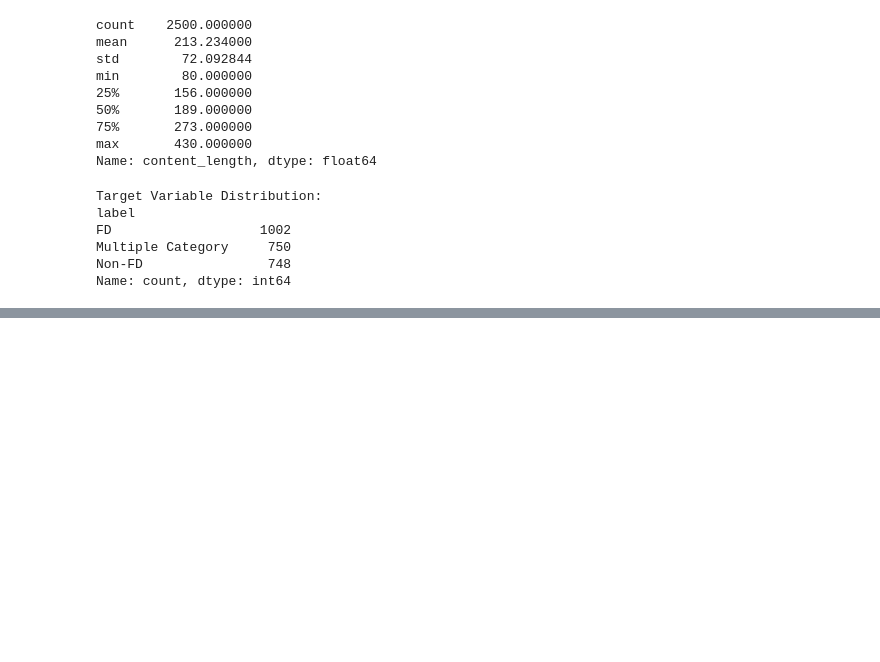
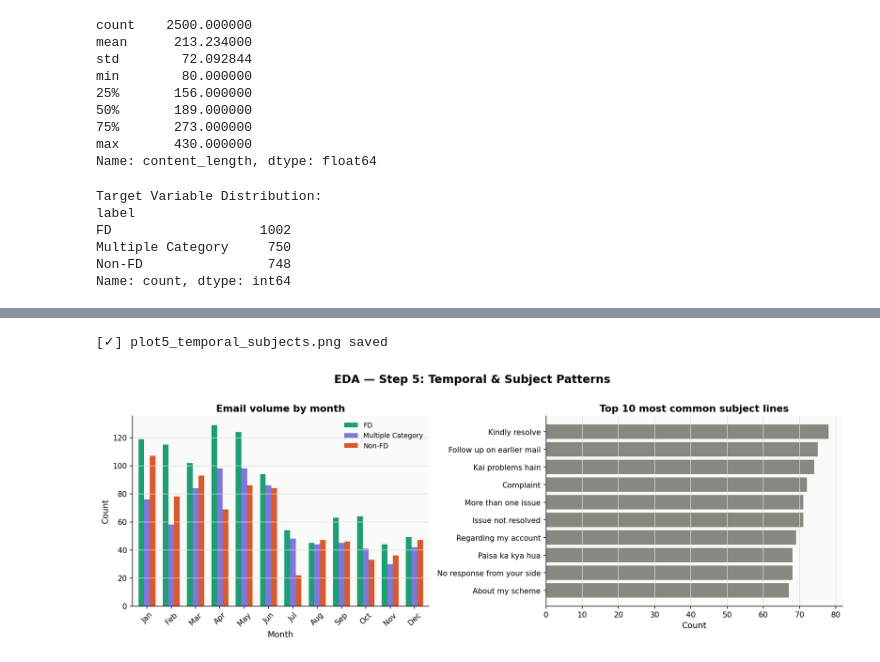
Before and after one commit to sandipanpaul21/email_intent_classification_using_genai, a Jupyter notebook: Chapter_1/2_eda.ipynb, the cells around one changed output, grey strips where cells are left out. Cells and saved outputs as stored; diff of their text form; code cells hidden in the pictures; blank space fills up the shorter version.

```diff
--- a/Chapter_1/2_eda.ipynb
+++ b/Chapter_1/2_eda.ipynb
@@ -68,0 +596,43 @@ Name: count, dtype: int64
+# %%
+# ─────────────────────────────────────────────────────────────────────────────
+# FIGURE 5  Time Analysis + Subject Analysis
+# ─────────────────────────────────────────────────────────────────────────────
+fig, axes = plt.subplots(1, 2, figsize=(14, 5))
+fig.suptitle("EDA — Step 5: Temporal & Subject Patterns", fontsize=15, fontweight="bold", y=1.01)
+
+# Email volume by month
+month_grp = df.groupby(["month","label"]).size().unstack(fill_value=0)
+month_grp.index = ["Jan","Feb","Mar","Apr","May","Jun",
+                   "Jul","Aug","Sep","Oct","Nov","Dec"][:len(month_grp)]
+month_grp.plot(kind="bar", ax=axes[0], color=[PALETTE.get(c, C_GRAY) for c in month_grp.columns],
+               width=0.7, edgecolor="none")
+axes[0].set_title("Email volume by month")
+axes[0].set_xlabel("Month"); axes[0].set_ylabel("Count")
+axes[0].tick_params(axis='x', rotation=45)
+axes[0].legend(fontsize=9, frameon=False)
+axes[0].set_facecolor(BG)
+axes[0].yaxis.grid(True, color="#E0DED8", zorder=0)
+
+# Top subjects
+top_subjects = df["subject"].value_counts().head(10)
+colors_subj  = [C_FD if i < 5 else C_NONFD for i in range(len(top_subjects))]
+axes[1].barh(top_subjects.index[::-1], top_subjects.values[::-1],
+             color=C_GRAY, edgecolor="none")
+axes[1].set_title("Top 10 most common subject lines")
+axes[1].set_xlabel("Count")
+axes[1].set_facecolor(BG)
+axes[1].xaxis.grid(True, color="#E0DED8", zorder=0)
+
+plt.tight_layout()
+plt.savefig("EDA_Image/plot5_temporal_subjects.png", dpi=150, bbox_inches="tight")
+plt.close()
+print("[✓] plot5_temporal_subjects.png saved")
+
+image_files = [
+    "plot5_temporal_subjects.png"
+]
+for img_file in image_files:
+    display(Image(filename=f"EDA_Image/{img_file}"))
+# %% [output]
+[✓] plot5_temporal_subjects.png saved
+[figure, added]
```
Also changed, not shown: parts of 10 cells of this notebook, 1 other file.
